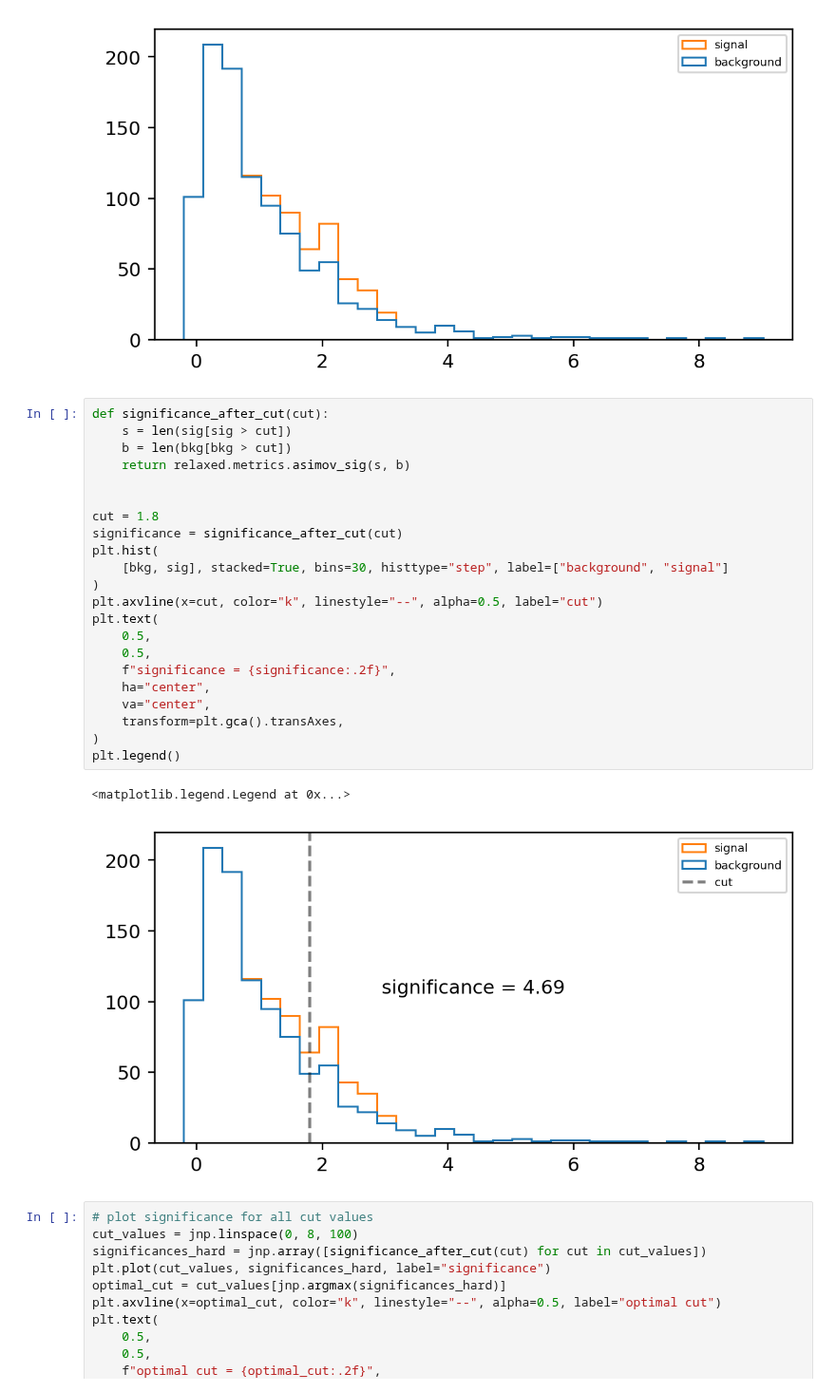
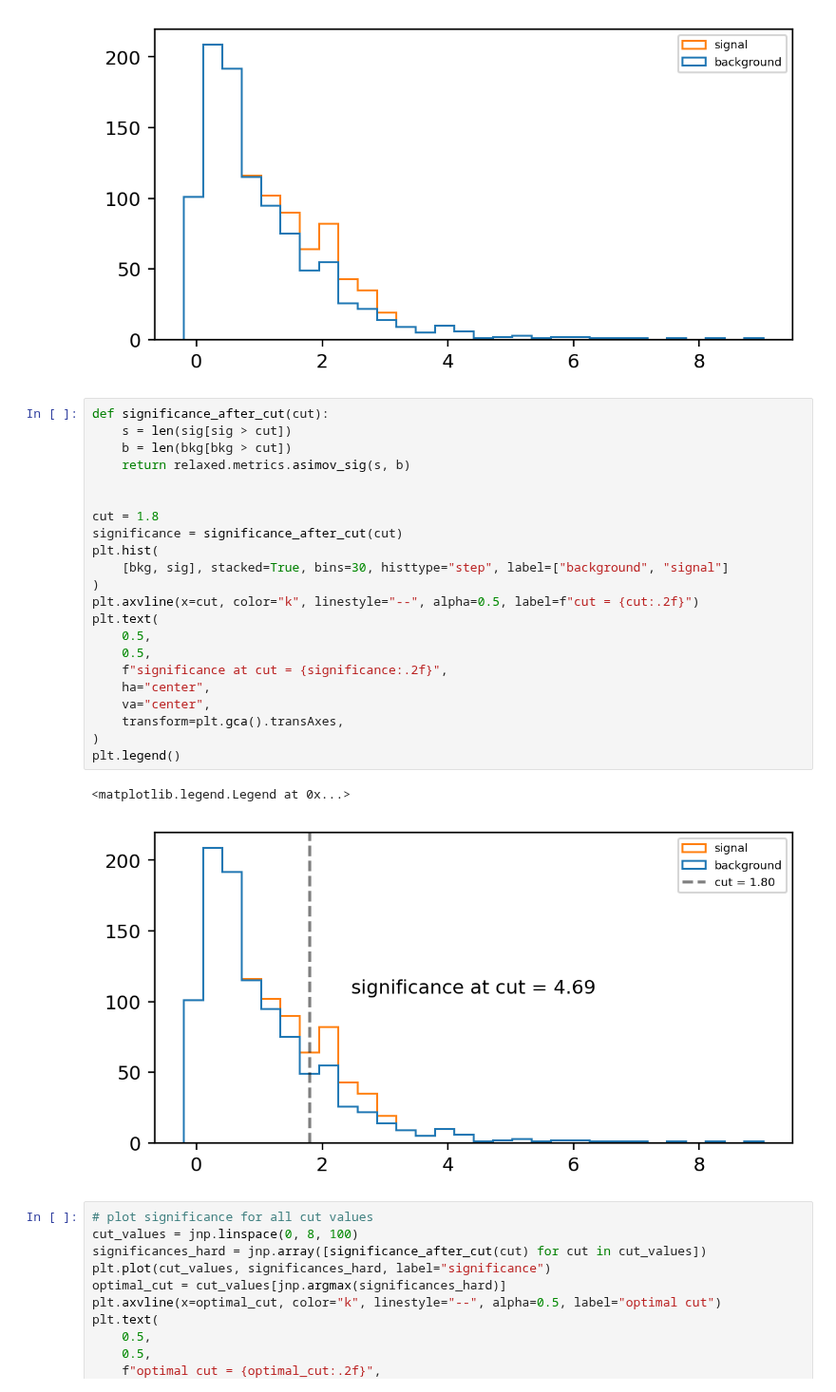
Before and after one commit to gradhep/relaxed, a Jupyter notebook: examples/cut-and-binning.ipynb, the cells around one changed output. Shown at 95% size. Saved outputs shown, nothing was run; the diff lists cells and outputs as text.

```diff
--- a/examples/cut-and-binning.ipynb
+++ b/examples/cut-and-binning.ipynb
@@ -40,28 +40,28 @@ plt.legend()
 # %%
 def significance_after_cut(cut):
     s = len(sig[sig > cut])
     b = len(bkg[bkg > cut])
     return relaxed.metrics.asimov_sig(s, b)
 
 
 cut = 1.8
 significance = significance_after_cut(cut)
 plt.hist(
     [bkg, sig], stacked=True, bins=30, histtype="step", label=["background", "signal"]
 )
-plt.axvline(x=cut, color="k", linestyle="--", alpha=0.5, label="cut")
+plt.axvline(x=cut, color="k", linestyle="--", alpha=0.5, label=f"cut = {cut:.2f}")
 plt.text(
     0.5,
     0.5,
-    f"significance = {significance:.2f}",
+    f"significance at cut = {significance:.2f}",
     ha="center",
     va="center",
     transform=plt.gca().transAxes,
 )
 plt.legend()
 # %% [output]
 <matplotlib.legend.Legend at 0x...>
-[figure, old version]
+[figure, new version]
 # %%
 # plot significance for all cut values
 cut_values = jnp.linspace(0, 8, 100)
```
Also changed, not shown: parts of 5 cells of this notebook.
